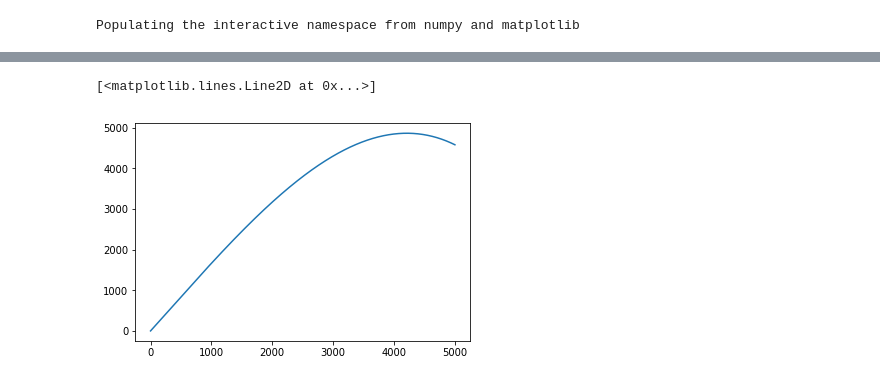
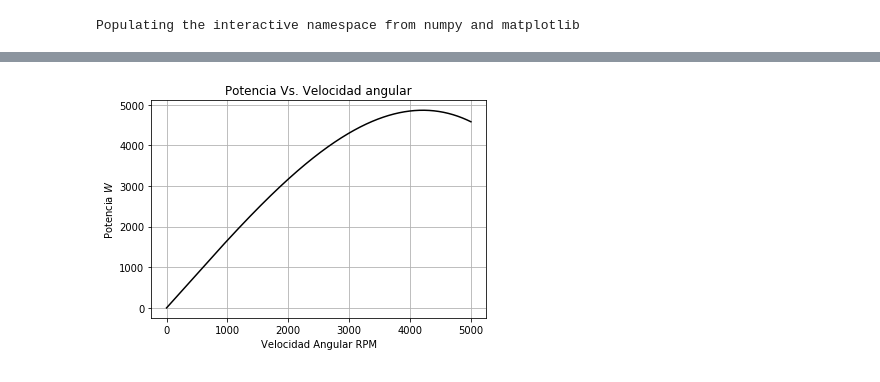
Before and after one commit to kagonzalez10/Herramientas-Computacionales-IMEC3602, a Jupyter notebook: Kart.ipynb, the cells around one changed output, grey strips where cells are left out. Drawn from its saved outputs; the diff is of its cells as text; code cells hidden in the pictures.

```diff
--- a/Kart.ipynb
+++ b/Kart.ipynb
@@ -140,6 +127,13 @@ def dveldt(velv,t0):
 vel_angular = linspace(0.1,5000,10000)
 # %%
 def potenciaMotor (omega):
-    potencia = -3.6134E-8*(omega**3)+2.9953E-5*(omega**2)+(1.6696*omega)+5.4706E-1
-    potencia [potencia<0]=0
+    potencia = np.array(-3.6134E-8*(omega**3)+2.9953E-5*(omega**2)+(1.6696*omega)+5.4706E-1)
     return potencia
+# %%
+def plot_potencia(potencia):
+    plt.plot(vel_angular,potencia,'k')
+    plt.title('Potencia Vs. Velocidad angular')
+    plt.xlabel('Velocidad Angular RPM')
+    plt.ylabel('Potencia $ W $')
+    plt.grid()
+    plt.show()
@@ -146,5 +293,4 @@ def potenciaMotor (omega):
 # %%
-plot(vel_angular,potenciaMotor(vel_angular))
+plot_potencia(potenciaMotor(vel_angular))
 # %% [output]
-[<matplotlib.lines.Line2D at 0x...>]
-[figure, old version]
+[figure, new version]
```
Also changed, not shown: parts of 33 cells of this notebook.
